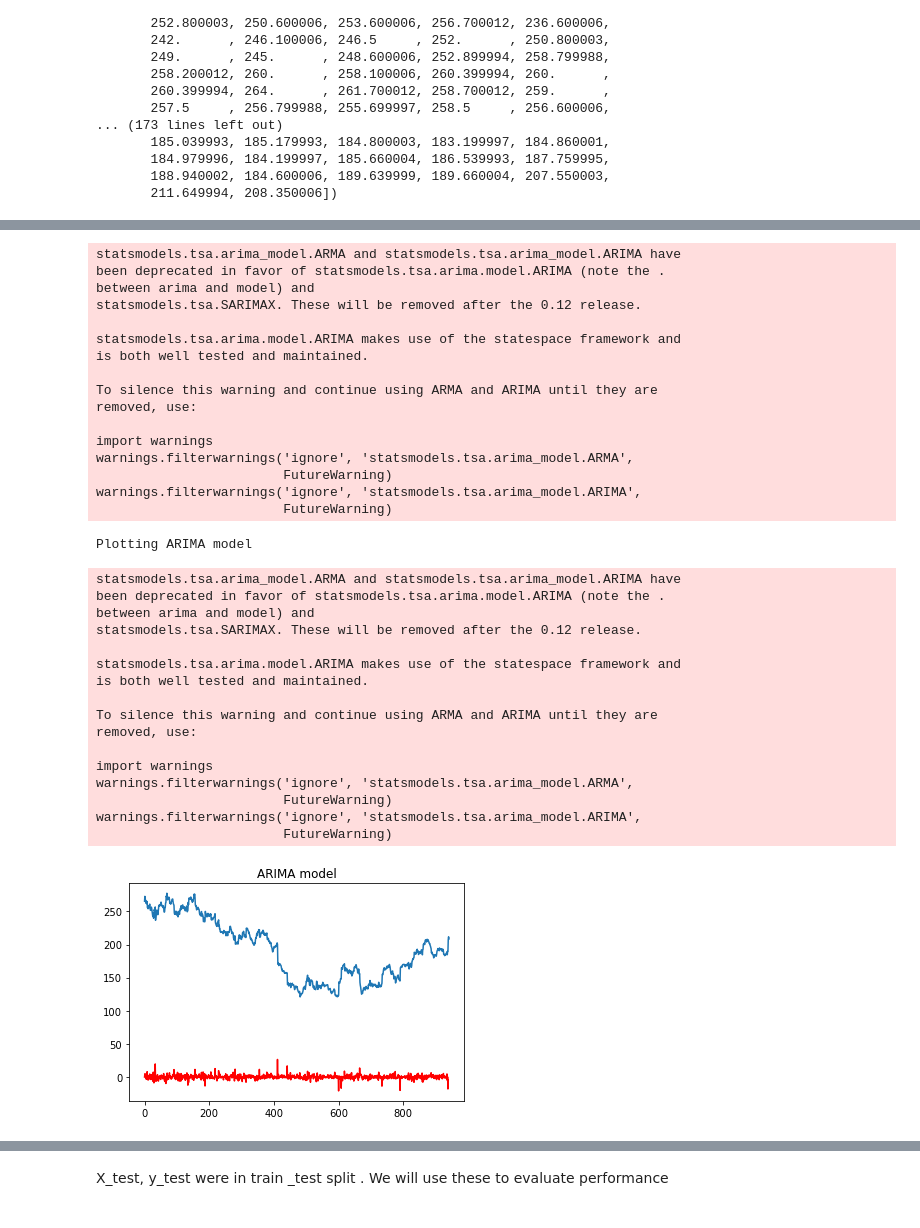
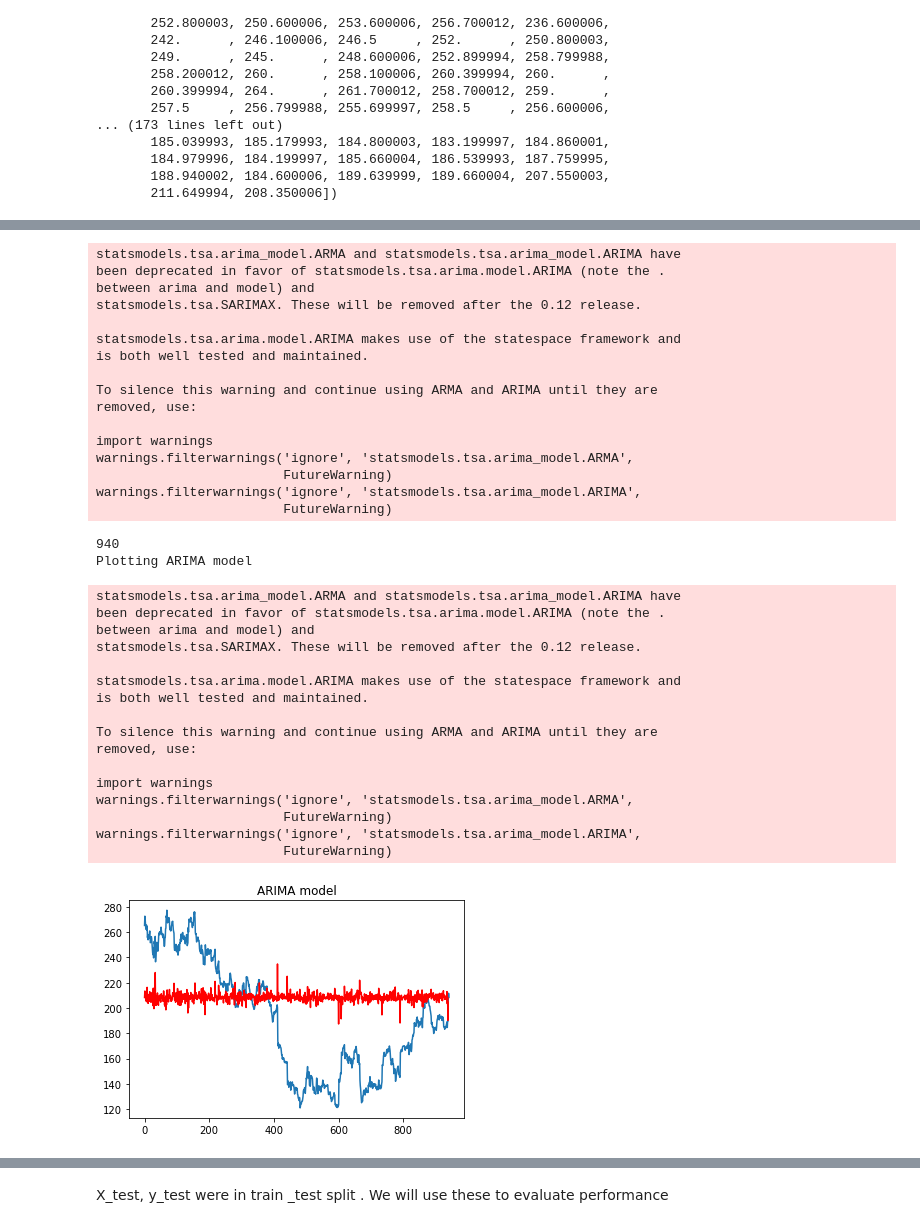
Before and after one commit to PhanindraPanthagani/TimeSeries_and_Databases, a Jupyter notebook: TimeSeries_Jupyternotebooks/ARIMA.ipynb, the cells around one changed output, grey strips where cells are left out. Drawn from its saved outputs; the diff is of its cells as text; code cells hidden in the pictures.

```diff
--- a/TimeSeries_Jupyternotebooks/ARIMA.ipynb
+++ b/TimeSeries_Jupyternotebooks/ARIMA.ipynb
@@ -110,10 +112,19 @@ y # y is closing prices
 
 #Cannot use this since the split is random , we need to make sure its sequential.
 
+def split_train_test(X,y,train_size=0.75):
+    """This function is used to split X,y into train test dataframes
+    similar to scikit learn's train test split but only for time series to maintain
+    the follow up of test after train.
 
-def split_train_test(X,y,train_size=0.75):
-    """
-    Utility function to split the dataset in a linear manner
+    Args:
+        X (pandas dataframe): X data to be split
+        y (pandas dataframe): y data to be split
+        train_size (float, optional): Train fraction between 0 and 1. Defaults to 0.75.
+
+
+    Returns:
+        X_train, X_test, y_train, y_test: The 4 pandas dataframes
 
     """
 
@@ -282,6 +293,22 @@ def difference(dataset, interval=1):
 # invert differenced value
 def inverse_difference(history, yhat, interval=1):
     return yhat + history[-interval]
+
+
+def calculate_predicted_df(forecast,y_train):
+
+
+    history = [x for x in y_train]
+    day = 1
+    predicted_df =[]
+    for yhat in forecast:
+        inverted = inverse_difference(history, yhat, 1)
+        #print('Day %d: %f' % (day, inverted))
+        predicted_df.append(inverted)
+        day += 1
+    print(len(predicted_df))
+
+    return predicted_df
 # %%
 from statsmodels.tsa.arima_model import ARIMA
 help(ARIMA)
@@ -385,8 +425,13 @@ Plotting MA model
 # fitting an ARIMA model
 ARIMA_model = ARIMA(differenced, order=(1,1,1))
 results_ARIMA = ARIMA_model.fit()
+
+forecast = results_ARIMA.fittedvalues
+
+predicted_values = calculate_predicted_df(forecast,y_train)
+
 plt.plot(y_train_nparray)
-plt.plot(results_ARIMA.fittedvalues, color='red')
+plt.plot(predicted_values, color='red')
 #RSS_ARIMA = sum((results_ARIMA.fittedvalues - y_train_nparray)**2)
 plt.title("ARIMA model")
 print('Plotting ARIMA model')
@@ -397,31 +442,32 @@ between arima and model) and
 statsmodels.tsa.SARIMAX. These will be removed after the 0.12 release.
 
 statsmodels.tsa.arima.model.ARIMA makes use of the statespace framework and
 is both well tested and maintained.
 
 To silence this warning and continue using ARMA and ARIMA until they are
 removed, use:
 
 import warnings
 warnings.filterwarnings('ignore', 'statsmodels.tsa.arima_model.ARMA',
                         FutureWarning)
 warnings.filterwarnings('ignore', 'statsmodels.tsa.arima_model.ARIMA',
                         FutureWarning)
+940
 Plotting ARIMA model
 statsmodels.tsa.arima_model.ARMA and statsmodels.tsa.arima_model.ARIMA have
 been deprecated in favor of statsmodels.tsa.arima.model.ARIMA (note the .
 between arima and model) and
 statsmodels.tsa.SARIMAX. These will be removed after the 0.12 release.
 
 statsmodels.tsa.arima.model.ARIMA makes use of the statespace framework and
 is both well tested and maintained.
 
 To silence this warning and continue using ARMA and ARIMA until they are
 removed, use:
 
 import warnings
 warnings.filterwarnings('ignore', 'statsmodels.tsa.arima_model.ARMA',
                         FutureWarning)
 warnings.filterwarnings('ignore', 'statsmodels.tsa.arima_model.ARIMA',
                         FutureWarning)
-[figure, old version]
+[figure, new version]
```
Also changed, not shown: parts of 16 cells of this notebook, 13 other files.
